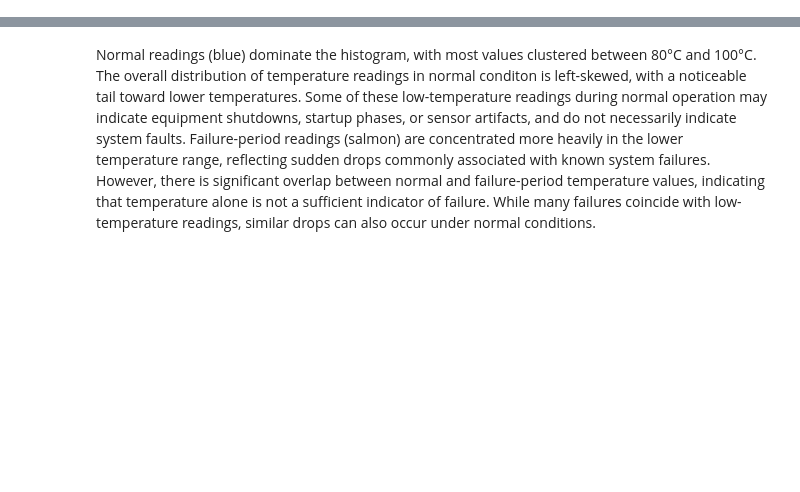
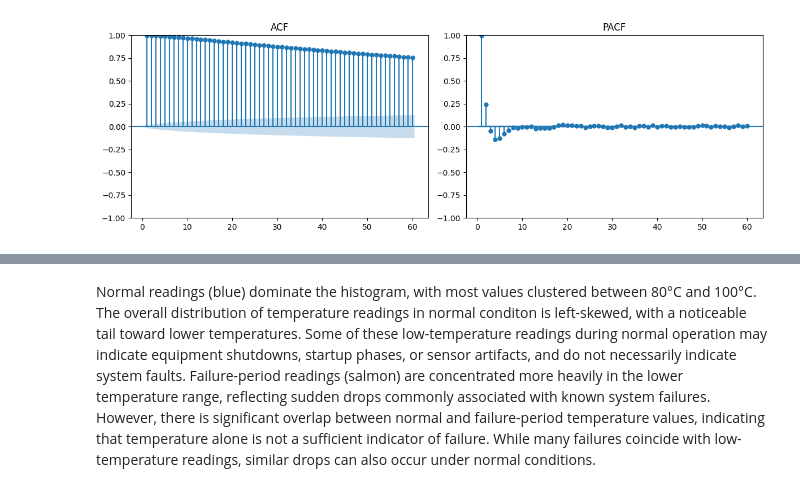
Before and after one commit to hjalalin/nab-anomaly-detection, a Jupyter notebook: notebooks/machine_temperature/01_exploration.ipynb, the cells around one changed output, grey strips where cells are left out. Cells and saved outputs as stored; diff of their text form; code cells hidden in the pictures; blank space fills up the shorter version.

```diff
--- a/notebooks/machine_temperature/01_exploration.ipynb
+++ b/notebooks/machine_temperature/01_exploration.ipynb
@@ -18,3 +108,15 @@ warnings.filterwarnings("ignore", category=FutureWarning)
+# %%
+sample = df["value"].dropna()
+max_lags = 60
+
+fig, axes = plt.subplots(1, 2, figsize=(12,4))
+plot_acf(sample, ax=axes[0], lags=max_lags, zero=False)
+axes[0].set_title("ACF")
+plot_pacf(sample, ax=axes[1], lags=max_lags, zero=False, method="ywm")
+axes[1].set_title("PACF")
+plt.tight_layout(); plt.show()
+# %% [output]
+[figure, added]
 # %%
 # load data
 url = "https://raw.githubusercontent.com/hjalalin/nab-anomaly-detection/main/data/realKnownCause/machine_temperature_system_failure.csv"
```
Also changed, not shown: parts of 23 cells of this notebook, 6 other files.
